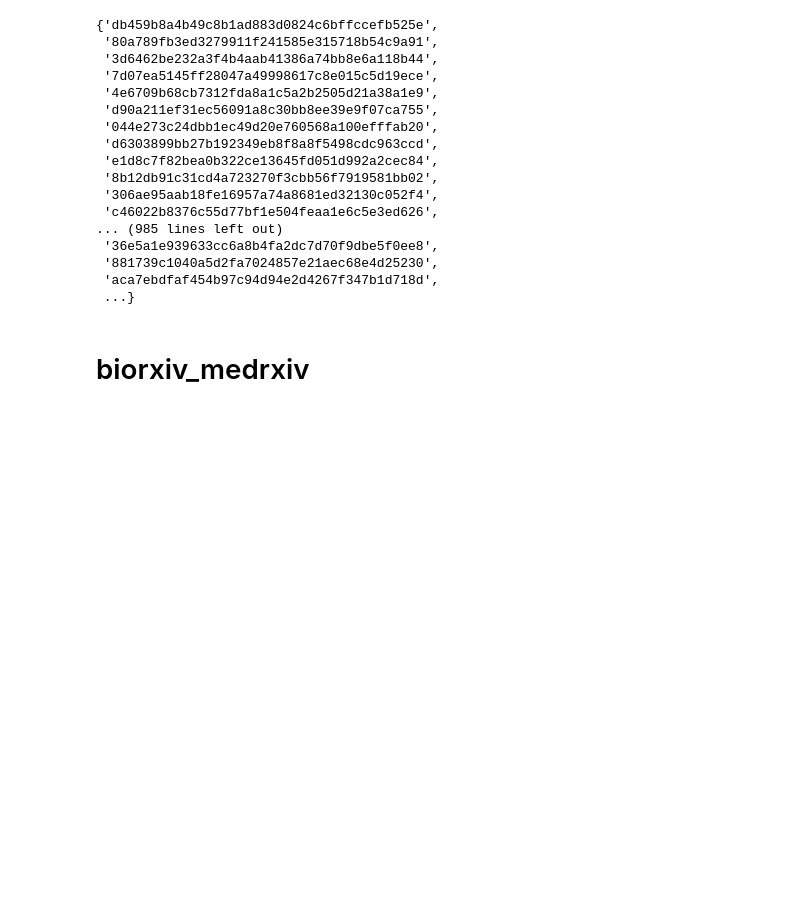
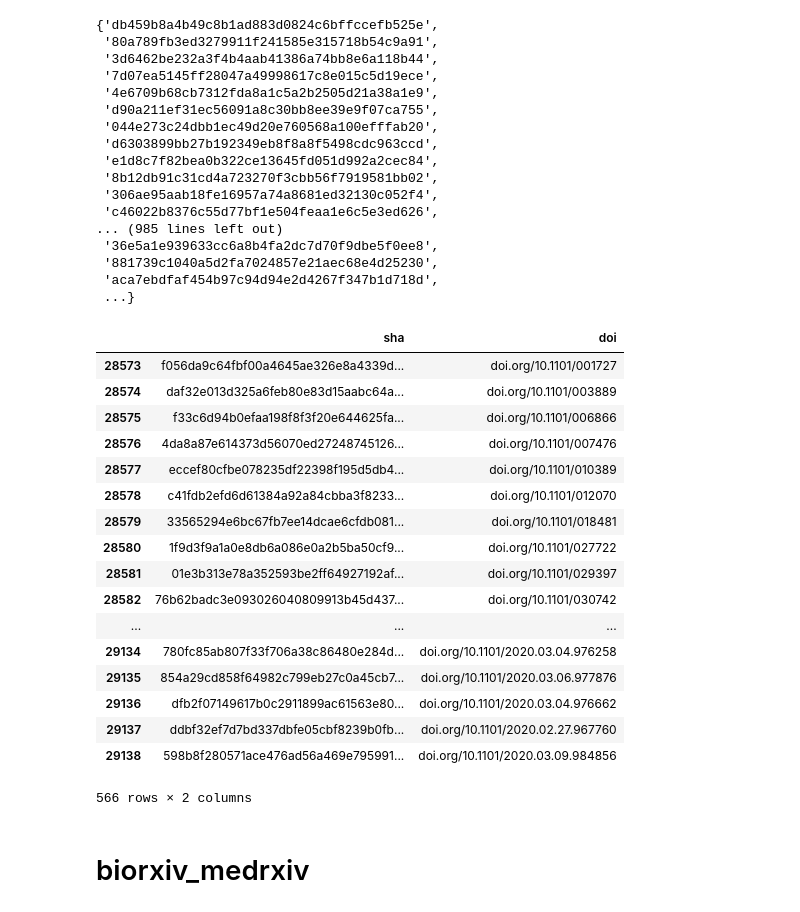
Before and after one commit to davidcdupuis/CORD-19, a Jupyter notebook: CORD19_Analysis.ipynb, the cells around one changed output. Drawn from its saved outputs; the diff is of its cells as text; code cells hidden in the pictures; blank space fills up the shorter version.

```diff
--- a/CORD19_Analysis.ipynb
+++ b/CORD19_Analysis.ipynb
@@ -204,6 +204,27 @@ paper_ids
  '881739c1040a5d2fa7024857e21aec68e4d25230',
  'aca7ebdfaf454b97c94d94e2d4267f347b1d718d',
  ...}
+# %%
+df_meta[df_meta['source_x']=='biorxiv'][['sha','doi']]
+# %% [output]
+|  | sha | doi |
+| 28573 | f056da9c64fbf00a4645ae326e8a4339d... | doi.org/10.1101/001727 |
+| 28574 | daf32e013d325a6feb80e83d15aabc64a... | doi.org/10.1101/003889 |
+| 28575 | f33c6d94b0efaa198f8f3f20e644625fa... | doi.org/10.1101/006866 |
+| 28576 | 4da8a87e614373d56070ed27248745126... | doi.org/10.1101/007476 |
+| 28577 | eccef80cfbe078235df22398f195d5db4... | doi.org/10.1101/010389 |
+| 28578 | c41fdb2efd6d61384a92a84cbba3f8233... | doi.org/10.1101/012070 |
+| 28579 | 33565294e6bc67fb7ee14dcae6cfdb081... | doi.org/10.1101/018481 |
+| 28580 | 1f9d3f9a1a0e8db6a086e0a2b5ba50cf9... | doi.org/10.1101/027722 |
+| 28581 | 01e3b313e78a352593be2ff64927192af... | doi.org/10.1101/029397 |
+| 28582 | 76b62badc3e093026040809913b45d437... | doi.org/10.1101/030742 |
+| ... | ... | ... |
+| 29134 | 780fc85ab807f33f706a38c86480e284d... | doi.org/10.1101/2020.03.04.976258 |
+| 29135 | 854a29cd858f64982c799eb27c0a45cb7... | doi.org/10.1101/2020.03.06.977876 |
+| 29136 | dfb2f07149617b0c2911899ac61563e80... | doi.org/10.1101/2020.03.04.976662 |
+| 29137 | ddbf32ef7d7bd337dbfe05cbf8239b0fb... | doi.org/10.1101/2020.02.27.967760 |
+| 29138 | 598b8f280571ace476ad56a469e795991... | doi.org/10.1101/2020.03.09.984856 |
+566 rows × 2 columns
 # %% [markdown]
 # biorxiv_medrxiv
 # %%
```
Also changed, not shown: 3 other files.
